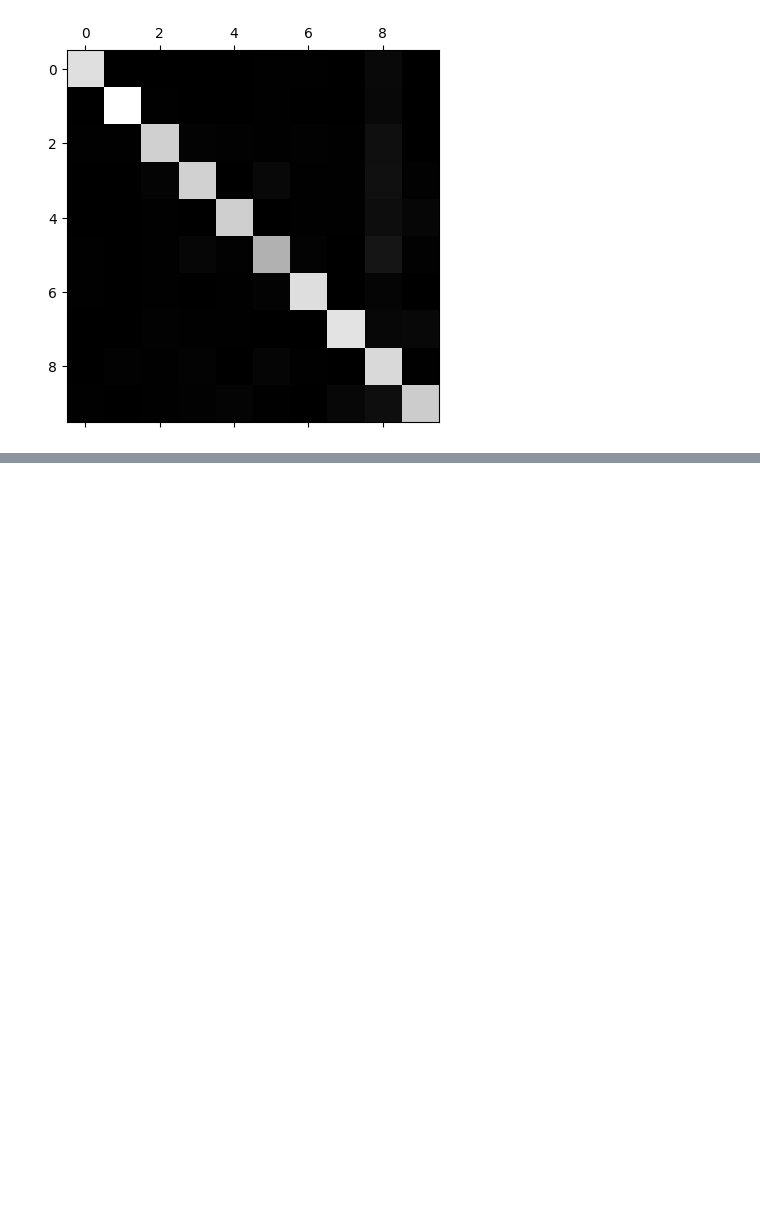
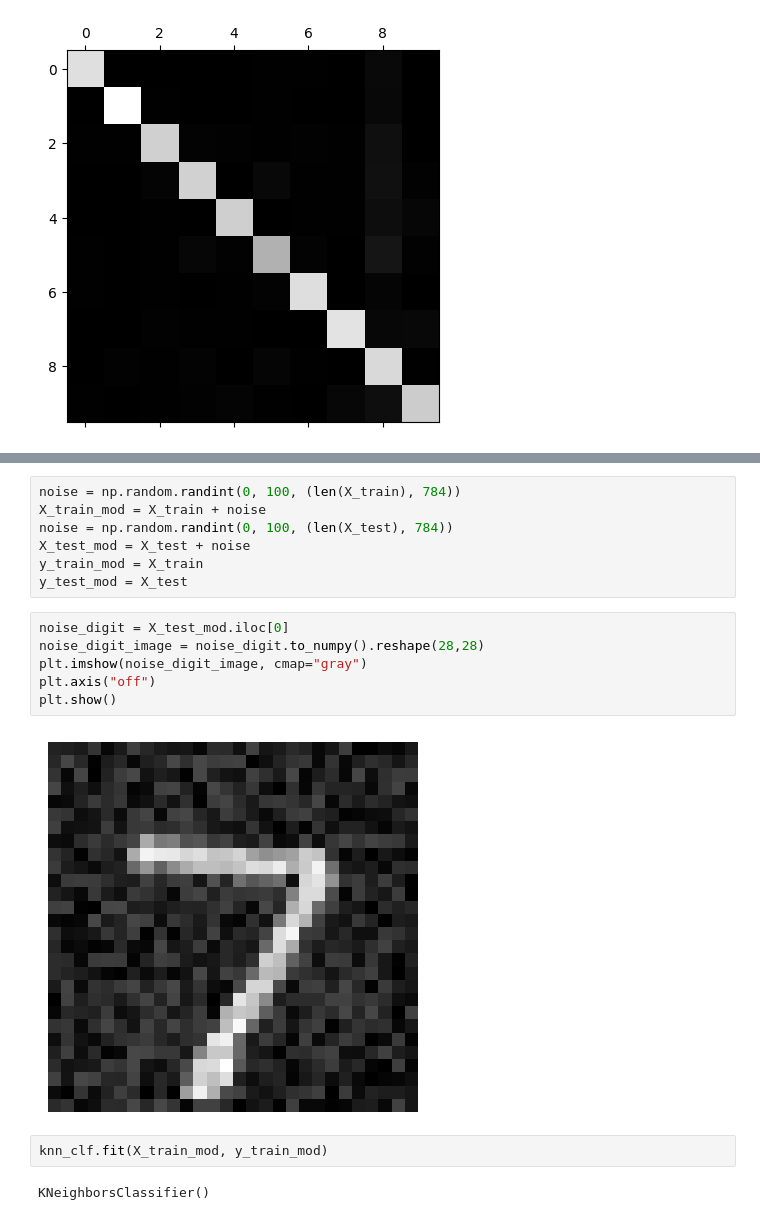
Before and after one commit to RafaelSouza-13/MNIST, a Jupyter notebook: MNIST.ipynb, the cells around one changed output, grey strips where cells are left out. Drawn from its saved outputs; the diff is of its cells as text; blank space fills up the shorter version.

```diff
--- a/MNIST.ipynb
+++ b/MNIST.ipynb
@@ -370,0 +409,19 @@ plt.show()
+# %%
+noise = np.random.randint(0, 100, (len(X_train), 784))
+X_train_mod = X_train + noise
+noise = np.random.randint(0, 100, (len(X_test), 784))
+X_test_mod = X_test + noise
+y_train_mod = X_train
+y_test_mod = X_test
+# %%
+noise_digit = X_test_mod.iloc[0]
+noise_digit_image = noise_digit.to_numpy().reshape(28,28)
+plt.imshow(noise_digit_image, cmap="gray")
+plt.axis("off")
+plt.show()
+# %% [output]
+[figure, added]
+# %%
+knn_clf.fit(X_train_mod, y_train_mod)
+# %% [output]
+KNeighborsClassifier()
```
Also changed, not shown: parts of 20 cells of this notebook.
